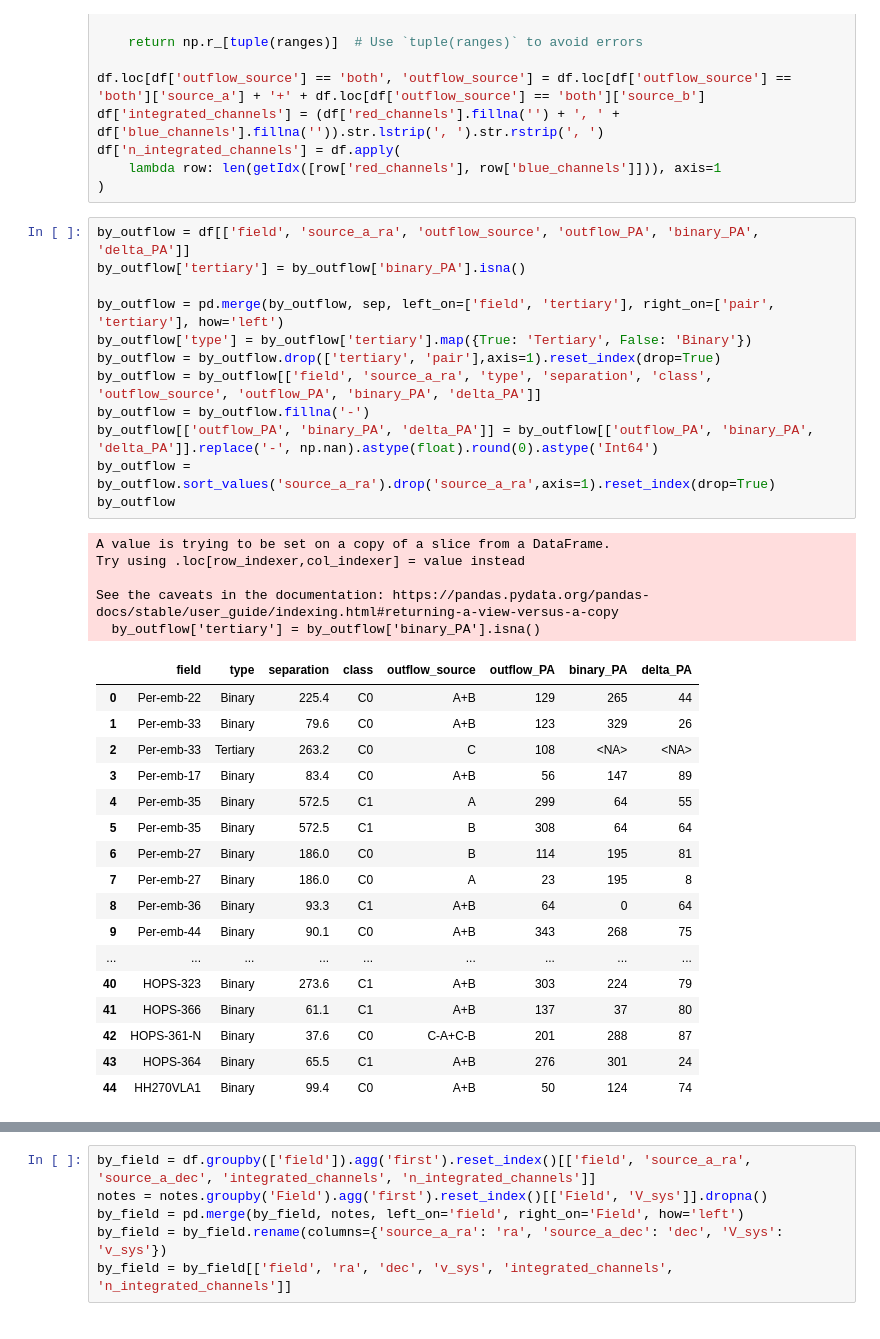
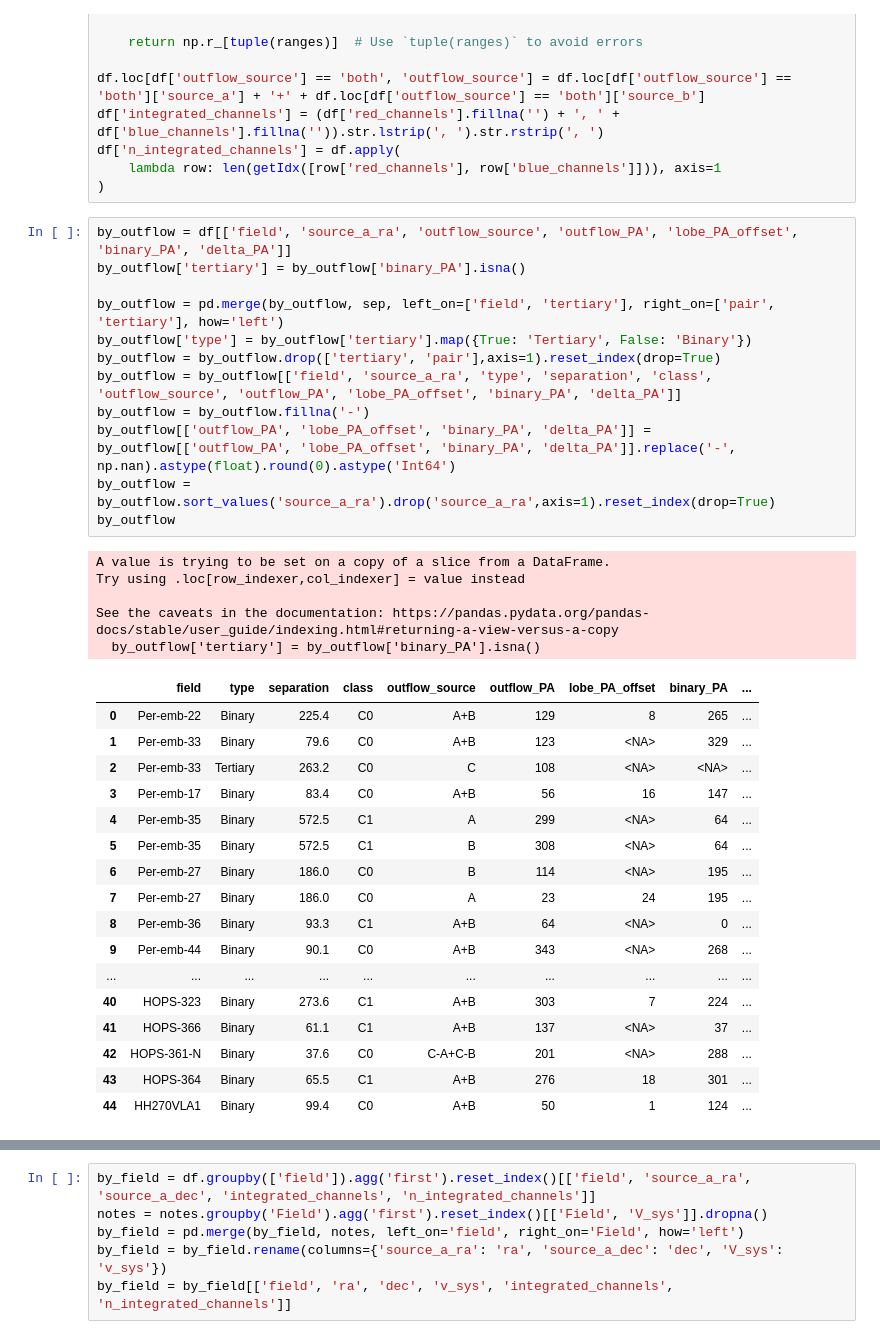
Before and after one commit to ryguy2k4/hops-research, a Jupyter notebook: notebooks/tables_for_paper.ipynb, the cells around one changed output, grey strips where cells are left out. Cells and saved outputs as stored; diff of their text form.

Commit message:
added lobe PA offset to by_outflow table

```diff
--- a/notebooks/tables_for_paper.ipynb
+++ b/notebooks/tables_for_paper.ipynb
@@ -38,40 +38,40 @@ df['n_integrated_channels'] = df.apply(
     lambda row: len(getIdx([row['red_channels'], row['blue_channels']])), axis=1
 )
 # %%
-by_outflow = df[['field', 'source_a_ra', 'outflow_source', 'outflow_PA', 'binary_PA', 'delta_PA']]
+by_outflow = df[['field', 'source_a_ra', 'outflow_source', 'outflow_PA', 'lobe_PA_offset', 'binary_PA', 'delta_PA']]
 by_outflow['tertiary'] = by_outflow['binary_PA'].isna()
 
 by_outflow = pd.merge(by_outflow, sep, left_on=['field', 'tertiary'], right_on=['pair', 'tertiary'], how='left')
 by_outflow['type'] = by_outflow['tertiary'].map({True: 'Tertiary', False: 'Binary'})
 by_outflow = by_outflow.drop(['tertiary', 'pair'],axis=1).reset_index(drop=True)
-by_outflow = by_outflow[['field', 'source_a_ra', 'type', 'separation', 'class', 'outflow_source', 'outflow_PA', 'binary_PA', 'delta_PA']]
+by_outflow = by_outflow[['field', 'source_a_ra', 'type', 'separation', 'class', 'outflow_source', 'outflow_PA', 'lobe_PA_offset', 'binary_PA', 'delta_PA']]
 by_outflow = by_outflow.fillna('-')
-by_outflow[['outflow_PA', 'binary_PA', 'delta_PA']] = by_outflow[['outflow_PA', 'binary_PA', 'delta_PA']].replace('-', np.nan).astype(float).round(0).astype('Int64')
+by_outflow[['outflow_PA', 'lobe_PA_offset', 'binary_PA', 'delta_PA']] = by_outflow[['outflow_PA', 'lobe_PA_offset', 'binary_PA', 'delta_PA']].replace('-', np.nan).astype(float).round(0).astype('Int64')
 by_outflow = by_outflow.sort_values('source_a_ra').drop('source_a_ra',axis=1).reset_index(drop=True)
 by_outflow
 # %% [output]
 A value is trying to be set on a copy of a slice from a DataFrame.
 Try using .loc[row_indexer,col_indexer] = value instead
 
 See the caveats in the documentation: https://pandas.pydata.org/pandas-docs/stable/user_guide/indexing.html#returning-a-view-versus-a-copy
   by_outflow['tertiary'] = by_outflow['binary_PA'].isna()
-|  | field | type | separation | class | outflow_source | outflow_PA | binary_PA | delta_PA |
-| 0 | Per-emb-22 | Binary | 225.4 | C0 | A+B | 129 | 265 | 44 |
-| 1 | Per-emb-33 | Binary | 79.6 | C0 | A+B | 123 | 329 | 26 |
-| 2 | Per-emb-33 | Tertiary | 263.2 | C0 | C | 108 | <NA> | <NA> |
-| 3 | Per-emb-17 | Binary | 83.4 | C0 | A+B | 56 | 147 | 89 |
-| 4 | Per-emb-35 | Binary | 572.5 | C1 | A | 299 | 64 | 55 |
-| 5 | Per-emb-35 | Binary | 572.5 | C1 | B | 308 | 64 | 64 |
-| 6 | Per-emb-27 | Binary | 186.0 | C0 | B | 114 | 195 | 81 |
-| 7 | Per-emb-27 | Binary | 186.0 | C0 | A | 23 | 195 | 8 |
-| 8 | Per-emb-36 | Binary | 93.3 | C1 | A+B | 64 | 0 | 64 |
-| 9 | Per-emb-44 | Binary | 90.1 | C0 | A+B | 343 | 268 | 75 |
-| ... | ... | ... | ... | ... | ... | ... | ... | ... |
-| 40 | HOPS-323 | Binary | 273.6 | C1 | A+B | 303 | 224 | 79 |
-| 41 | HOPS-366 | Binary | 61.1 | C1 | A+B | 137 | 37 | 80 |
-| 42 | HOPS-361-N | Binary | 37.6 | C0 | C-A+C-B | 201 | 288 | 87 |
-| 43 | HOPS-364 | Binary | 65.5 | C1 | A+B | 276 | 301 | 24 |
-| 44 | HH270VLA1 | Binary | 99.4 | C0 | A+B | 50 | 124 | 74 |
+|  | field | type | separation | class | outflow_source | outflow_PA | lobe_PA_offset | binary_PA | ... |
+| 0 | Per-emb-22 | Binary | 225.4 | C0 | A+B | 129 | 8 | 265 | ... |
+| 1 | Per-emb-33 | Binary | 79.6 | C0 | A+B | 123 | <NA> | 329 | ... |
+| 2 | Per-emb-33 | Tertiary | 263.2 | C0 | C | 108 | <NA> | <NA> | ... |
+| 3 | Per-emb-17 | Binary | 83.4 | C0 | A+B | 56 | 16 | 147 | ... |
+| 4 | Per-emb-35 | Binary | 572.5 | C1 | A | 299 | <NA> | 64 | ... |
+| 5 | Per-emb-35 | Binary | 572.5 | C1 | B | 308 | <NA> | 64 | ... |
+| 6 | Per-emb-27 | Binary | 186.0 | C0 | B | 114 | <NA> | 195 | ... |
+| 7 | Per-emb-27 | Binary | 186.0 | C0 | A | 23 | 24 | 195 | ... |
+| 8 | Per-emb-36 | Binary | 93.3 | C1 | A+B | 64 | <NA> | 0 | ... |
+| 9 | Per-emb-44 | Binary | 90.1 | C0 | A+B | 343 | <NA> | 268 | ... |
+| ... | ... | ... | ... | ... | ... | ... | ... | ... | ... |
+| 40 | HOPS-323 | Binary | 273.6 | C1 | A+B | 303 | 7 | 224 | ... |
+| 41 | HOPS-366 | Binary | 61.1 | C1 | A+B | 137 | <NA> | 37 | ... |
+| 42 | HOPS-361-N | Binary | 37.6 | C0 | C-A+C-B | 201 | <NA> | 288 | ... |
+| 43 | HOPS-364 | Binary | 65.5 | C1 | A+B | 276 | 18 | 301 | ... |
+| 44 | HH270VLA1 | Binary | 99.4 | C0 | A+B | 50 | 1 | 124 | ... |
 # %%
 t = Table.from_pandas(by_outflow)
 buf = StringIO()
```
Also changed, not shown: parts of 1 cell of this notebook, 4 other files.
